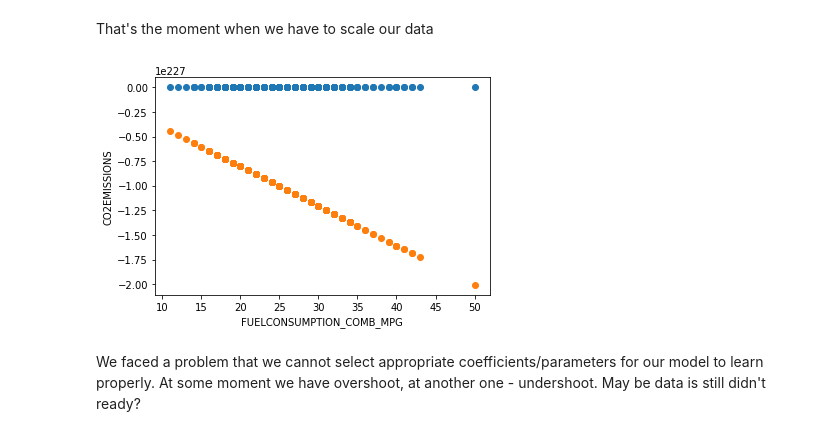
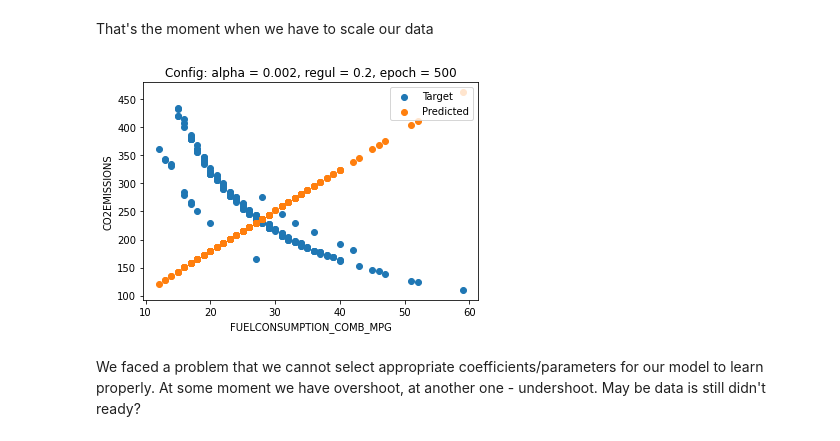
Before and after one commit to kotsky/ai-dev, a Jupyter notebook: regression_workflow.ipynb, the cells around one changed output. Saved outputs shown, nothing was run; the diff lists cells and outputs as text; code cells hidden in the pictures.

Commit message:
Final regression update

```diff
--- a/regression_workflow.ipynb
+++ b/regression_workflow.ipynb
@@ -263,22 +265,12 @@ AttributeError: 'Regression' object has no attribute '__temporary_coefficients'
 # %% [markdown]
 That's the moment when we have to scale our data
 # %%
-predicted = []
-for test in test_features:
-    predicted.append(regression_model.predict(test))
-axis1 = column2list(test_features, 0)
-plt.scatter(axis1, test_target)
-plt.scatter(axis1, predicted)
-plt.xlabel("FUELCONSUMPTION_COMB_MPG")
-plt.ylabel("CO2EMISSIONS")
-plt.show()
-
 plot2d_target2predict(regression_model, cv_features, cv_target,
                       feature_name="FUELCONSUMPTION_COMB_MPG",
                       target_name="CO2EMISSIONS",
                       feature_idx = 0, loc_place="upper right")
 # %% [output]
-[figure, old version]
+[figure, new version]
 # %% [markdown]
 We faced a problem that we cannot select appropriate coefficients/parameters for our model to learn properly.
 At some moment we have overshoot, at another one - undershoot. May be data is still didn't ready?
```
Also changed, not shown: parts of 56 cells of this notebook, 4 other files.
